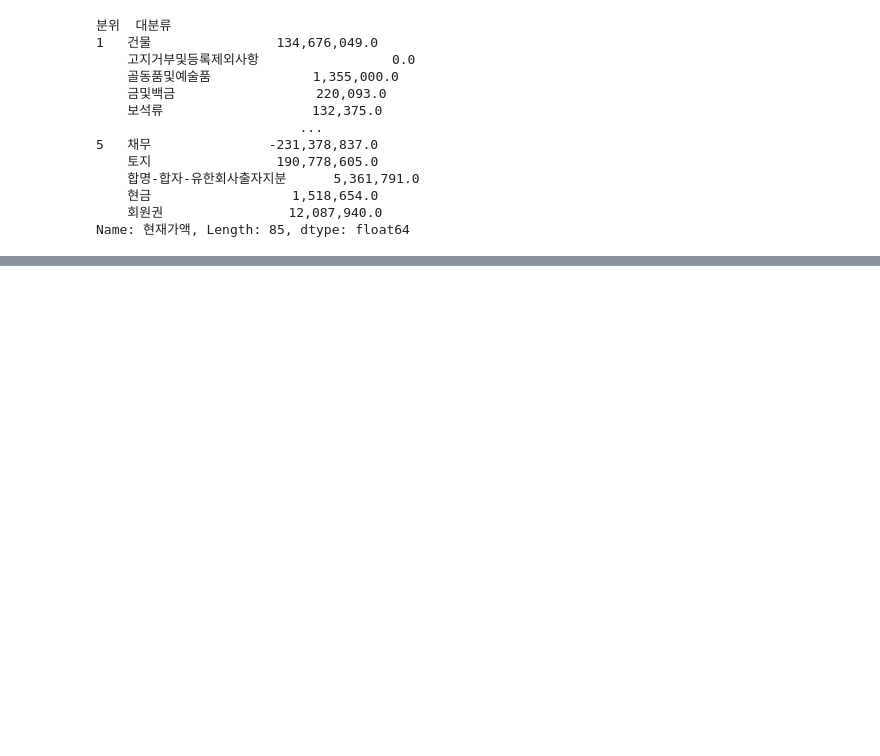
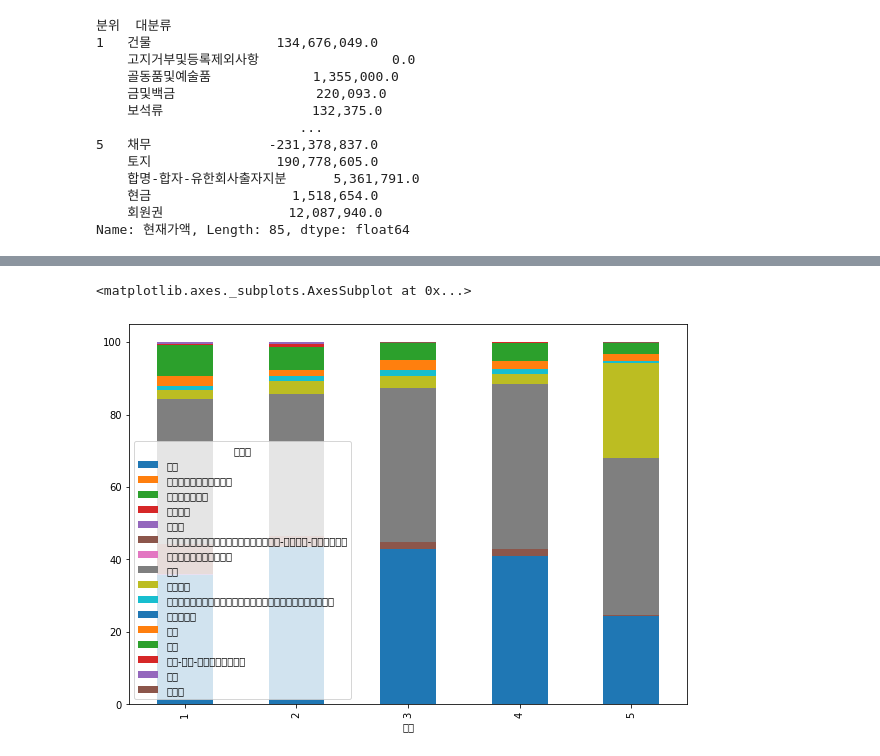
Before and after one commit to Suhhye-kang/Pandas, a Jupyter notebook: Exercise/lending/Highofficer.ipynb, the cells around one changed output, grey strips where cells are left out. Cells and saved outputs as stored; diff of their text form; code cells hidden in the pictures; blank space fills up the shorter version.

```diff
--- a/Exercise/lending/Highofficer.ipynb
+++ b/Exercise/lending/Highofficer.ipynb
@@ -373,0 +508,5 @@ portfolio.to_excel("/Users/kang/Documents/Github/Pandas/Exercise/portfolio.xlsx"
+# %%
+increase_=df_percentile1.groupby(['분위','대분류'])['증가액'].sum()
+increase=increase_.to_frame().reset_index()
+increase.drop(increase.loc[increase['대분류']=='채무'].index,inplace=True)
+increase.groupby('대분류')['증가액'].unique()
@@ -373,0 +538,2 @@ portfolio.to_excel("/Users/kang/Documents/Github/Pandas/Exercise/portfolio.xlsx"
+# %%
+increase['증가율']=100*increase['증가액']/increase.groupby(['분위'])['증가액'].transform('sum')
@@ -373,0 +571,3 @@ portfolio.to_excel("/Users/kang/Documents/Github/Pandas/Exercise/portfolio.xlsx"
+# %%
+pivot_increase=increase.pivot(index='분위',columns='대분류',values='증가율')
+pivot_increase
@@ -373,0 +582,5 @@ portfolio.to_excel("/Users/kang/Documents/Github/Pandas/Exercise/portfolio.xlsx"
+# %%
+pivot_increase.plot.bar(stacked=True, figsize=(10,7))
+# %% [output]
+<matplotlib.axes._subplots.AxesSubplot at 0x...>
+[figure, added]
```
Also changed, not shown: parts of 70 cells of this notebook, 5 other files.
